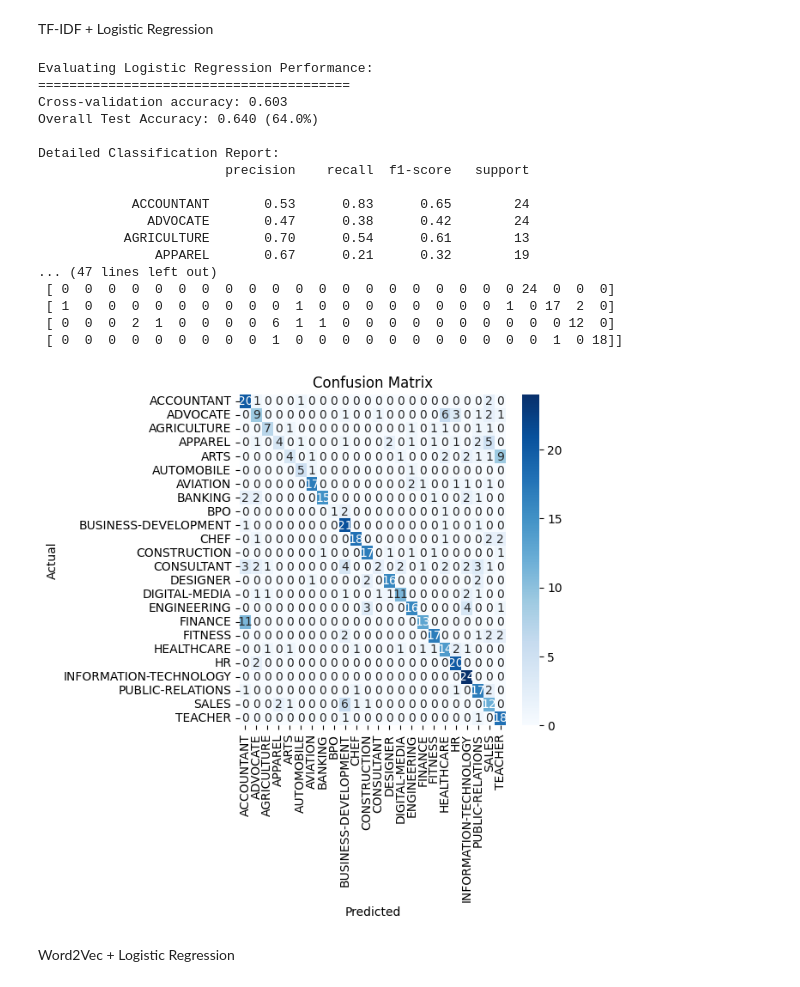
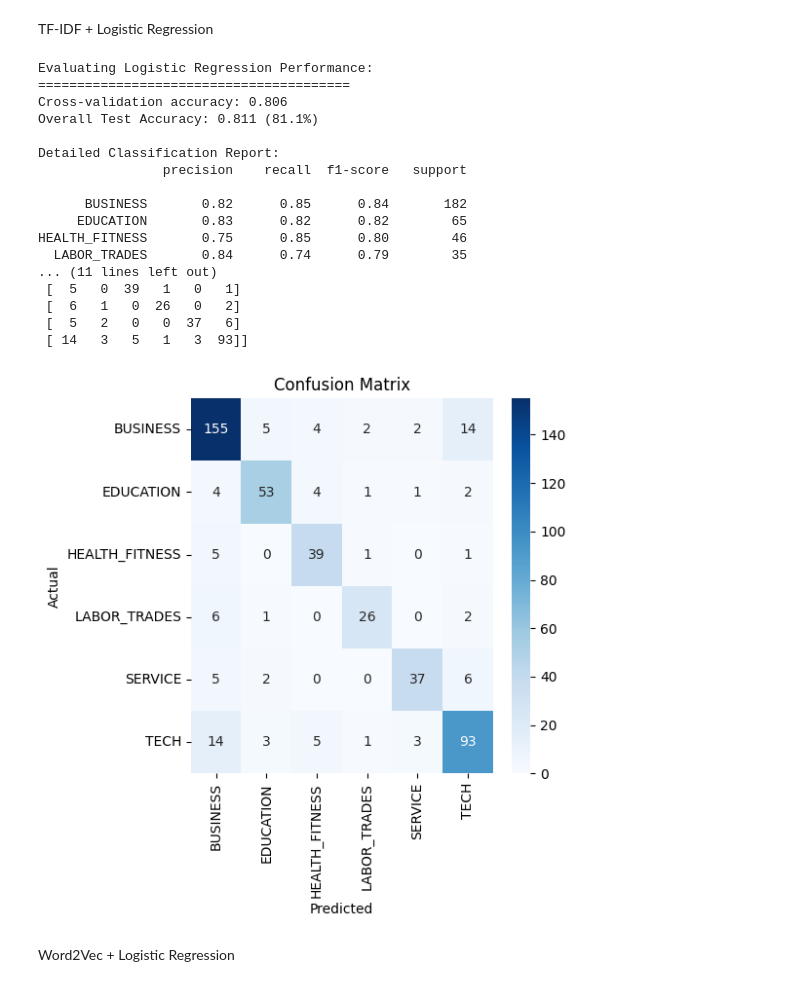
Before and after one commit to Pisethysara-Vong/NLP-Final-Project, a Jupyter notebook: resume_classification_and_info_extraction.ipynb, the cells around one changed output. Drawn from its saved outputs; the diff is of its cells as text; code cells hidden in the pictures.

Commit message:
improve the accuracy of tfidf models

```diff
--- a/resume_classification_and_info_extraction.ipynb
+++ b/resume_classification_and_info_extraction.ipynb
@@ -74,7 +129,7 @@ Remove duplicates
 # %%
 df.duplicated(subset=['Cleaned_Resume']).value_counts()
 cleaned_df = df.drop_duplicates(subset=['Cleaned_Resume'])
-cleaned_df = cleaned_df.dropna(subset=['Cleaned_Resume', 'Category'])
+cleaned_df = cleaned_df.dropna(subset=['Cleaned_Resume', 'Category_Grouped'])
 print("Dataset shape before:", len(df))
 print("Dataset shape after:", len(cleaned_df))
 # %% [output]
@@ -87,7 +142,7 @@ from sklearn.model_selection import train_test_split
 from collections import Counter
 
 text = cleaned_df['Cleaned_Resume']
-labels = cleaned_df['Category']
+labels = cleaned_df['Category_Grouped']
 
 X_train_text, X_test_text, y_train, y_test = train_test_split(text, labels, test_size=0.2, random_state=42, stratify=labels
 )
@@ -195,17 +282,21 @@ TF-IDF
 # %%
 from sklearn.naive_bayes import MultinomialNB
+from imblearn.over_sampling import RandomOverSampler
 
 # Train Naive Bayes classifier
 print("Training Naive Bayes classifier...")
-classifier_tfidf_MNB = MultinomialNB(alpha=1.0)
-classifier_tfidf_MNB.fit(X_train_tfidf, y_train)
+ros = RandomOverSampler(sampling_strategy='not minority')
+X_train_os_MNB, y_train_os_MNB = ros.fit_resample(X_train_fs_tfidf_MNB, y_train)
+
+classifier_tfidf_MNB = MultinomialNB(alpha=0.01)
+classifier_tfidf_MNB.fit(X_train_os_MNB, y_train_os_MNB)
 
 print("Training completed!")
 # print(classifier_tfidf.classes_)
 
 # Show feature importance for each class
 print("\nMost important words for each category:")
-feature_names = tfidf_vectorizer.get_feature_names_out()
+feature_names = tfidf_vectorizer_MNB.get_feature_names_out()
 for i, class_name in enumerate(classifier_tfidf_MNB.classes_):
     top_features = classifier_tfidf_MNB.feature_log_prob_[i].argsort()[-10:][::-1]
     top_words = [feature_names[idx] for idx in top_features]
@@ -245,19 +329,22 @@ from sklearn.linear_model import LogisticRegression
 
 # Train Logistic Regression classifier
 print("\nTraining Logistic Regression classifier...")
+ros_LR = RandomOverSampler()
+X_train_os_LR, y_train_os_LR = ros_LR.fit_resample(X_train_fs_tfidf_LR, y_train)
 classifier_tfidf_LR = LogisticRegression(
     random_state=42,
     max_iter=3000,          # Keep high for convergence
-    C=0.5,                  # Regularization (lower C = stronger regularization)
+    C=5,                  # Regularization (lower C = stronger regularization)
     class_weight='balanced',# Critical due to label imbalance
     solver='saga',          # Works well for sparse matrices
+    penalty='l1'
 )
 
 
-classifier_tfidf_LR.fit(X_train_tfidf, y_train)
+classifier_tfidf_LR.fit(X_train_os_LR, y_train_os_LR)
 
 print("\nMost important words for each category:")
-feature_names = tfidf_vectorizer.get_feature_names_out()
+feature_names = tfidf_vectorizer_LR.get_feature_names_out()
 for i, class_name in enumerate(classifier_tfidf_LR.classes_):
     # coef_ shape: (n_classes, n_features)
     top_features = classifier_tfidf_LR.coef_[i].argsort()[-10:][::-1]
@@ -369,53 +448,53 @@ from sklearn.model_selection import cross_val_score
 print("Evaluating Logistic Regression Performance:")
 print("=" * 40)
 
-cv_scores = cross_val_score(classifier_tfidf_LR, X_train_tfidf, y_train, cv=3, scoring='accuracy')
+cv_scores = cross_val_score(classifier_tfidf_LR, X_train_fs_tfidf_LR, y_train, cv=3, scoring='accuracy')
 print(f"Cross-validation accuracy: {cv_scores.mean():.3f}")
 # print(f"Individual fold scores: {cv_scores}")
 
-y_pred_LR = classifier_tfidf_LR.predict(X_test_tfidf)
+y_pred_LR = classifier_tfidf_LR.predict(X_test_fs_tfidf_LR)
 # Calculate overall accuracy
 accuracy_tfidf_LR = accuracy_score(y_test, y_pred_LR)
 print(f"Overall Test Accuracy: {accuracy_tfidf_LR:.3f} ({accuracy_tfidf_LR*100:.1f}%)")
 
 # Detailed report
 print("\nDetailed Classification Report:")
 print(classification_report(y_test, y_pred_LR,
                           target_names=classifier_tfidf_LR.classes_))
 
 # Confusion Matrix
 cm = confusion_matrix(y_test, y_pred_LR)
 print("\nConfusion Matrix:")
 print(cm)
 
 # Plot confusion matrix
 plt.figure(figsize=(5, 5))
 sns.heatmap(cm, annot=True, fmt='d', cmap='Blues',
             xticklabels=[name.split('.')[-1] for name in classifier_tfidf_LR.classes_],
             yticklabels=[name.split('.')[-1] for name in classifier_tfidf_LR.classes_])
 plt.title('Confusion Matrix')
 plt.ylabel('Actual')
 plt.xlabel('Predicted')
 plt.show()
 # %% [output]
 Evaluating Logistic Regression Performance:
 ========================================
-Cross-validation accuracy: 0.603
-Overall Test Accuracy: 0.640 (64.0%)
+Cross-validation accuracy: 0.806
+Overall Test Accuracy: 0.811 (81.1%)
 
 Detailed Classification Report:
-                        precision    recall  f1-score   support
+                precision    recall  f1-score   support
 
-            ACCOUNTANT       0.53      0.83      0.65        24
-              ADVOCATE       0.47      0.38      0.42        24
-           AGRICULTURE       0.70      0.54      0.61        13
-               APPAREL       0.67      0.21      0.32        19
-... (47 lines left out)
- [ 0  0  0  0  0  0  0  0  0  0  0  0  0  0  0  0  0  0  0  0 24  0  0  0]
- [ 1  0  0  0  0  0  0  0  0  0  1  0  0  0  0  0  0  0  0  1  0 17  2  0]
- [ 0  0  0  2  1  0  0  0  0  6  1  1  0  0  0  0  0  0  0  0  0  0 12  0]
- [ 0  0  0  0  0  0  0  0  0  1  0  0  0  0  0  0  0  0  0  0  0  1  0 18]]
+      BUSINESS       0.82      0.85      0.84       182
+     EDUCATION       0.83      0.82      0.82        65
+HEALTH_FITNESS       0.75      0.85      0.80        46
+  LABOR_TRADES       0.84      0.74      0.79        35
+... (11 lines left out)
+ [  5   0  39   1   0   1]
+ [  6   1   0  26   0   2]
+ [  5   2   0   0  37   6]
+ [ 14   3   5   1   3  93]]
-[figure, old version]
+[figure, new version]
 # %% [markdown]
 Word2Vec + Logistic Regression
 # %%
```
Also changed, not shown: parts of 13 cells of this notebook, 10 other files.
